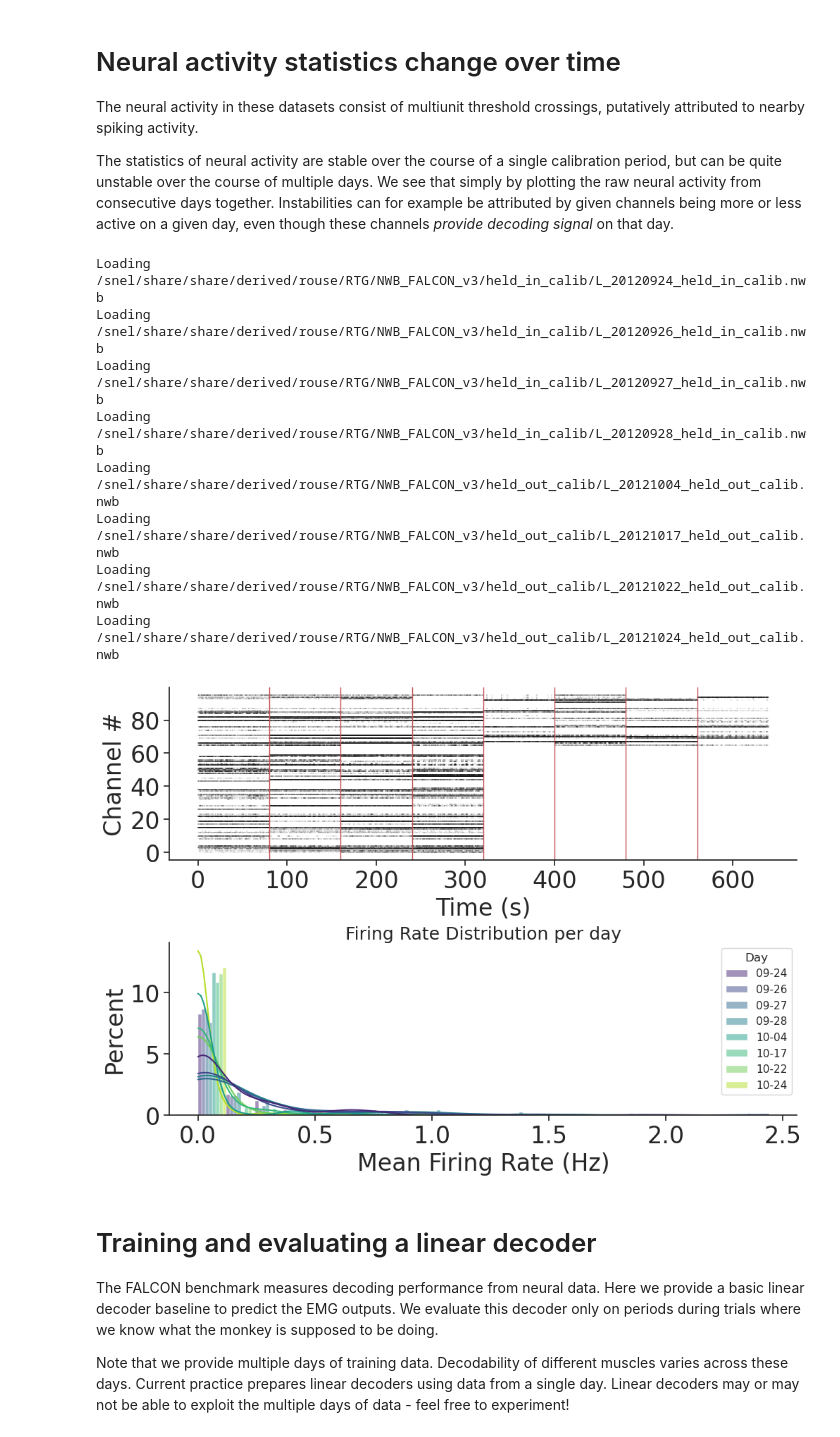
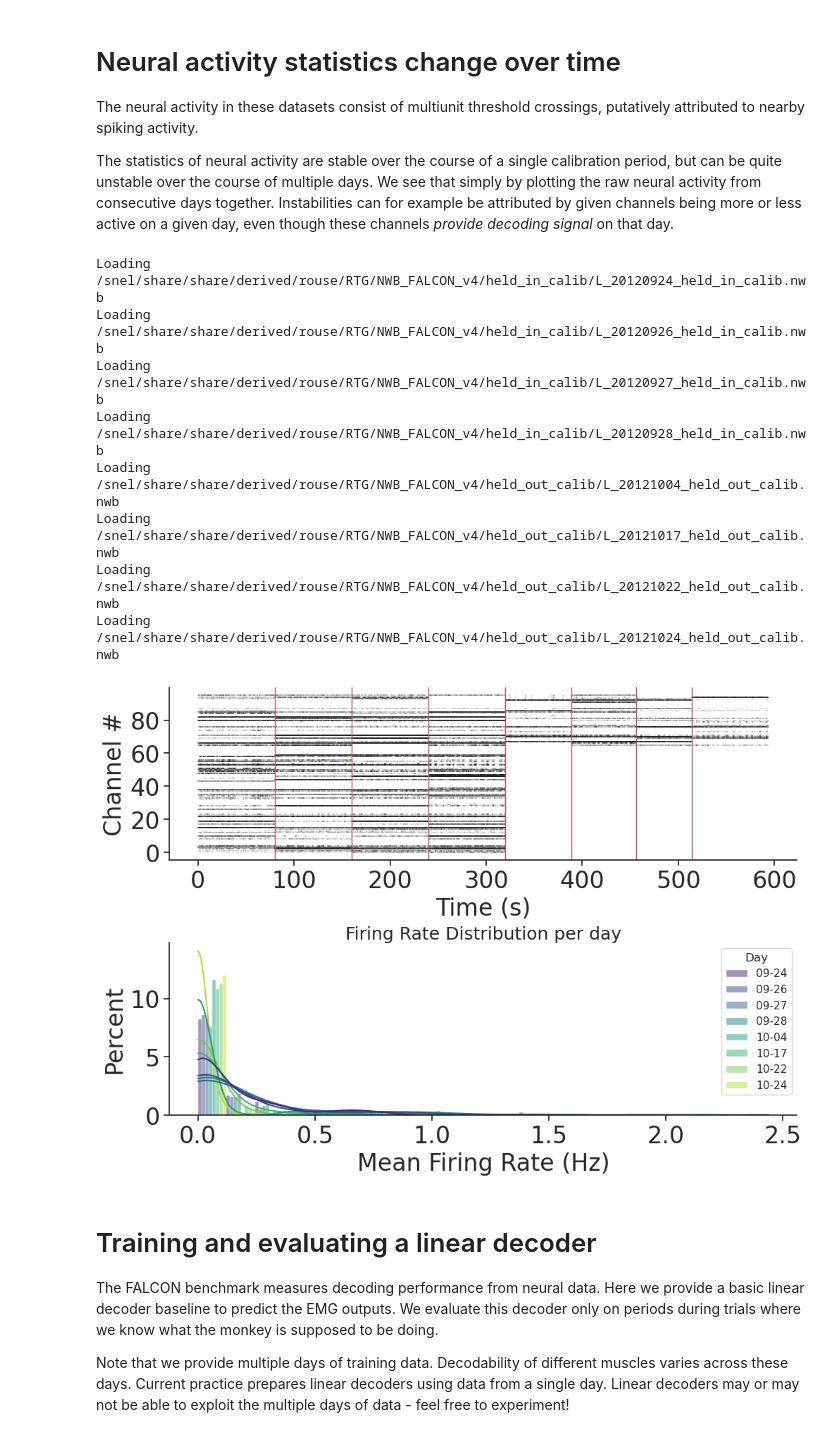
Before and after one commit to snel-repo/falcon-challenge, a Jupyter notebook: data_demos/m1.ipynb, the cells around one changed output. Drawn from its saved outputs; the diff is of its cells as text; code cells hidden in the pictures.

Commit message:
update held out calib data m1

```diff
--- a/data_demos/m1.ipynb
+++ b/data_demos/m1.ipynb
@@ -38,8 +38,8 @@ please provide us feedback at https://github.com/pandas-dev/pandas/issues/54466
 
   import pandas as pd
 # %%
-train_path = Path('/snel/share/share/derived/rouse/RTG/NWB_FALCON_v3/held_in_calib')
-test_path = Path('/snel/share/share/derived/rouse/RTG/NWB_FALCON_v3/held_out_calib')
+train_path = Path('/snel/share/share/derived/rouse/RTG/NWB_FALCON_v4/held_in_calib')
+test_path = Path('/snel/share/share/derived/rouse/RTG/NWB_FALCON_v4/held_out_calib')
 
 train_files = sorted(train_path.glob('*.nwb'))
 test_files = sorted(test_path.glob('*.nwb'))
@@ -200,14 +200,14 @@ for f in train_files + test_files:
     times[key] = time
     masks[key] = eval_mask
 # %% [output]
-Loading /snel/share/share/derived/rouse/RTG/NWB_FALCON_v3/held_in_calib/L_20120924_held_in_calib.nwb
-Loading /snel/share/share/derived/rouse/RTG/NWB_FALCON_v3/held_in_calib/L_20120926_held_in_calib.nwb
-Loading /snel/share/share/derived/rouse/RTG/NWB_FALCON_v3/held_in_calib/L_20120927_held_in_calib.nwb
-Loading /snel/share/share/derived/rouse/RTG/NWB_FALCON_v3/held_in_calib/L_20120928_held_in_calib.nwb
-Loading /snel/share/share/derived/rouse/RTG/NWB_FALCON_v3/held_out_calib/L_20121004_held_out_calib.nwb
-Loading /snel/share/share/derived/rouse/RTG/NWB_FALCON_v3/held_out_calib/L_20121017_held_out_calib.nwb
-Loading /snel/share/share/derived/rouse/RTG/NWB_FALCON_v3/held_out_calib/L_20121022_held_out_calib.nwb
-Loading /snel/share/share/derived/rouse/RTG/NWB_FALCON_v3/held_out_calib/L_20121024_held_out_calib.nwb
+Loading /snel/share/share/derived/rouse/RTG/NWB_FALCON_v4/held_in_calib/L_20120924_held_in_calib.nwb
+Loading /snel/share/share/derived/rouse/RTG/NWB_FALCON_v4/held_in_calib/L_20120926_held_in_calib.nwb
+Loading /snel/share/share/derived/rouse/RTG/NWB_FALCON_v4/held_in_calib/L_20120927_held_in_calib.nwb
+Loading /snel/share/share/derived/rouse/RTG/NWB_FALCON_v4/held_in_calib/L_20120928_held_in_calib.nwb
+Loading /snel/share/share/derived/rouse/RTG/NWB_FALCON_v4/held_out_calib/L_20121004_held_out_calib.nwb
+Loading /snel/share/share/derived/rouse/RTG/NWB_FALCON_v4/held_out_calib/L_20121017_held_out_calib.nwb
+Loading /snel/share/share/derived/rouse/RTG/NWB_FALCON_v4/held_out_calib/L_20121022_held_out_calib.nwb
+Loading /snel/share/share/derived/rouse/RTG/NWB_FALCON_v4/held_out_calib/L_20121024_held_out_calib.nwb
 # %%
 trim_binned_neural = []
 ind_binned_neural = []
@@ -222,22 +222,20 @@ all_binned_neural = np.vstack(ind_binned_neural)
 # %%
 # Plot snippets of multiple days back to back to note change in structure
 from visualization import plot_firing_rate_distributions
 
 f, axes = plt.subplots(2, 1, figsize=(10, 7), layout='constrained')
 
 rasterplot(trim_binned_neural, ax=axes[0])
-trim_lengths = [4001 for x in lengths]
+trim_lengths = [binned_neural[x][:4001, :].shape[0] for x in binned_neural]
 day_intervals = np.cumsum(trim_lengths)
 
 for i, length in enumerate(day_intervals[:-1]):
-    if start_dates[i] == start_dates[i + 1]:
-        continue
-    axes[0].axvline(length * BIN_SIZE_S, color='r', linewidth=1)
+    axes[0].axvline(x = length * BIN_SIZE_S, color='r', linewidth=1)
 axes[0].set_xlabel('Time (s)')
 
 plot_firing_rate_distributions(lengths, all_binned_neural, start_dates, axes[1])
 # %% [output]
-[figure, old version]
+[figure, new version]
 # %% [markdown]
 # Training and evaluating a linear decoder
 
```
Also changed, not shown: parts of 5 cells of this notebook, 2 other files.
